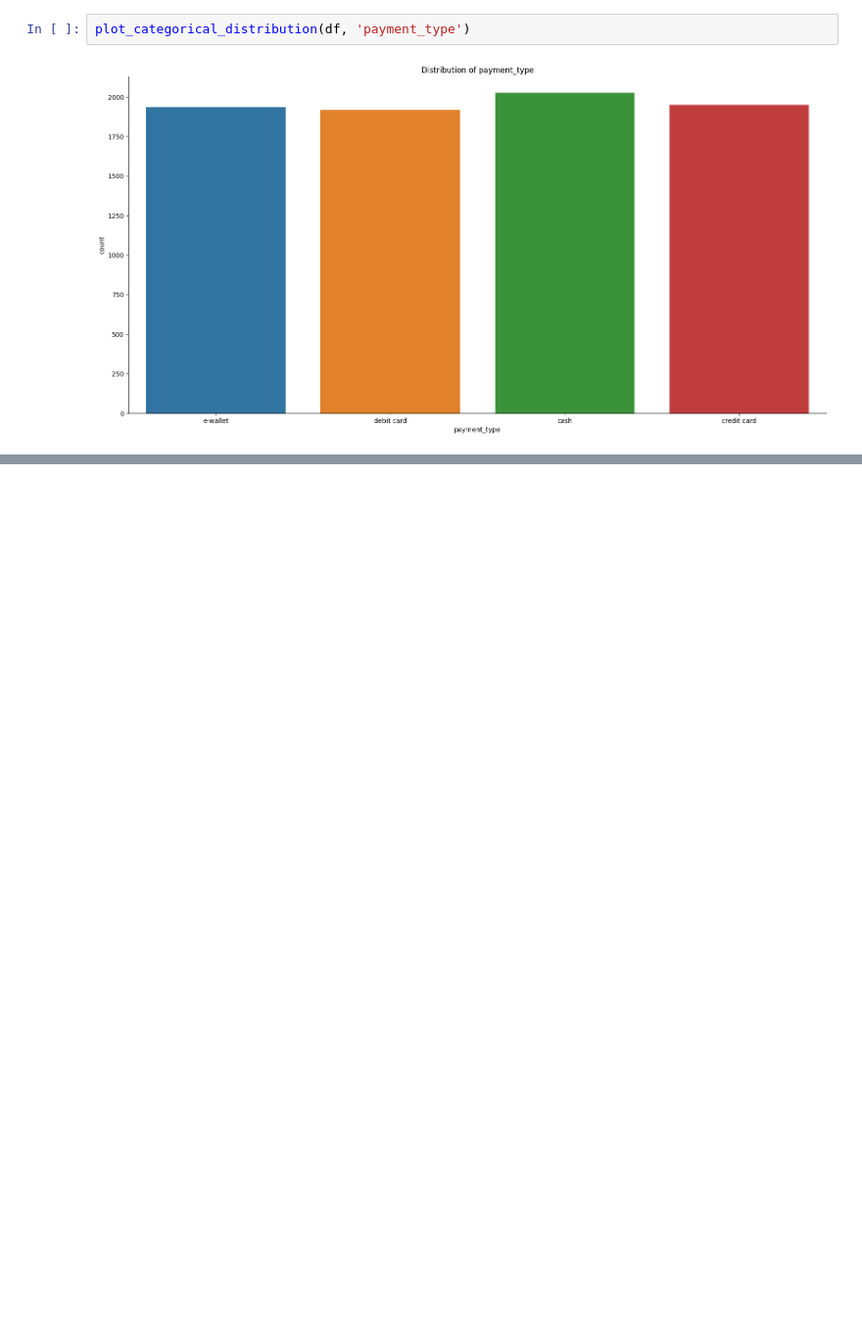
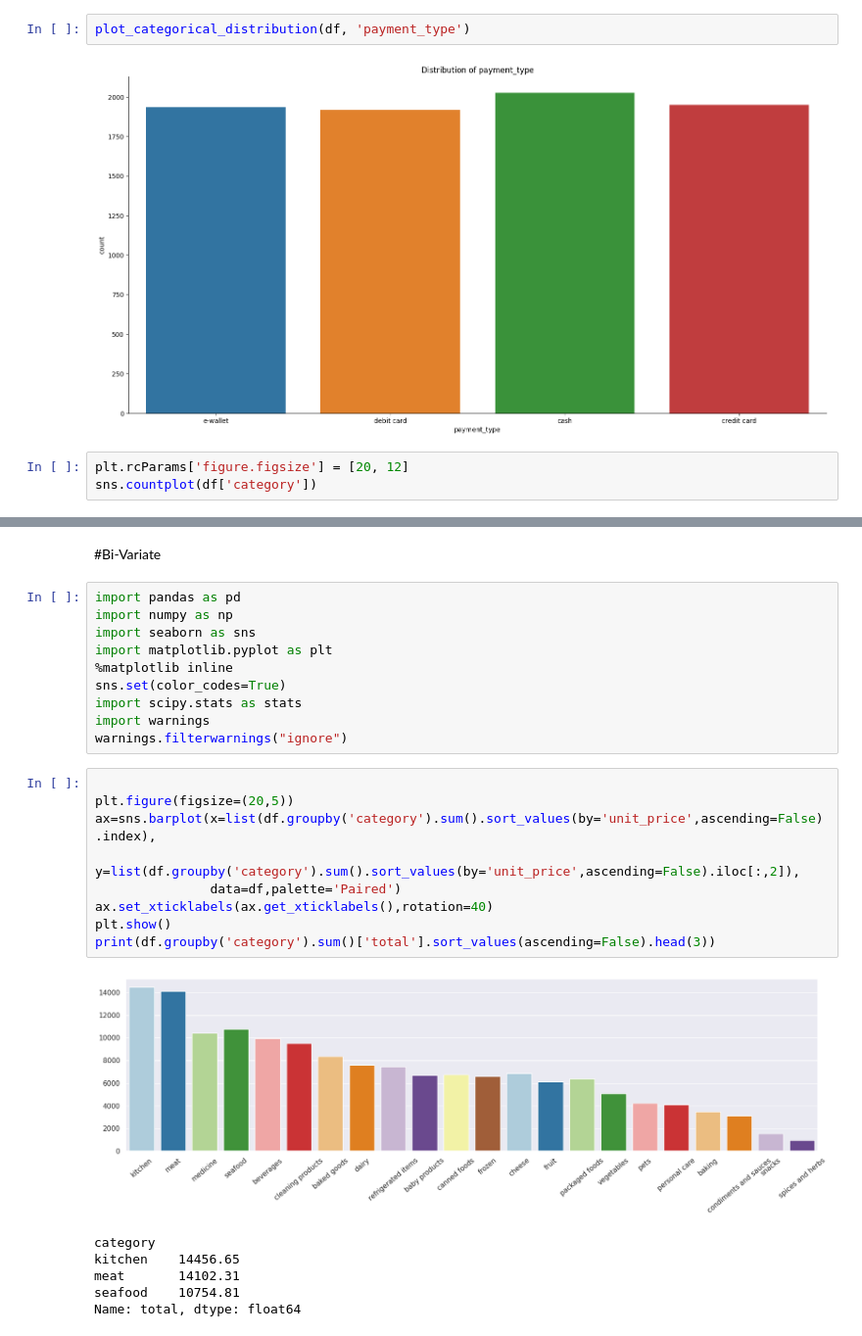
Before and after one commit to ayeshafirdose31/Cognizant_AI, a Jupyter notebook: Task1.ipynb, the cells around one changed output, grey strips where cells are left out. Shown at 98% size. Drawn from its saved outputs; the diff is of its cells as text; blank space fills up the shorter version.

```diff
--- a/Task1.ipynb
+++ b/Task1.ipynb
@@ -266,3 +266,6 @@ df["customer_type"].value_counts().plot(kind='pie',autopct='%.2f')
 plot_categorical_distribution(df, 'payment_type')
 # %% [output]
 [figure]
+# %%
+plt.rcParams['figure.figsize'] = [20, 12]
+sns.countplot(df['category'])
@@ -268,0 +297,28 @@ plot_categorical_distribution(df, 'payment_type')
+# %% [markdown]
+#Bi-Variate
+# %%
+import pandas as pd
+import numpy as np
+import seaborn as sns
+import matplotlib.pyplot as plt
+%matplotlib inline
+sns.set(color_codes=True)
+import scipy.stats as stats
+import warnings
+warnings.filterwarnings("ignore")
+# %%
+
+plt.figure(figsize=(20,5))
+ax=sns.barplot(x=list(df.groupby('category').sum().sort_values(by='unit_price',ascending=False).index),
+               y=list(df.groupby('category').sum().sort_values(by='unit_price',ascending=False).iloc[:,2]),
+               data=df,palette='Paired')
+ax.set_xticklabels(ax.get_xticklabels(),rotation=40)
+plt.show()
+print(df.groupby('category').sum()['total'].sort_values(ascending=False).head(3))
+# %% [output]
+[figure, added]
+category
+kitchen    14456.65
+meat       14102.31
+seafood    10754.81
+Name: total, dtype: float64
```
Also changed, not shown: parts of 10 cells of this notebook.
